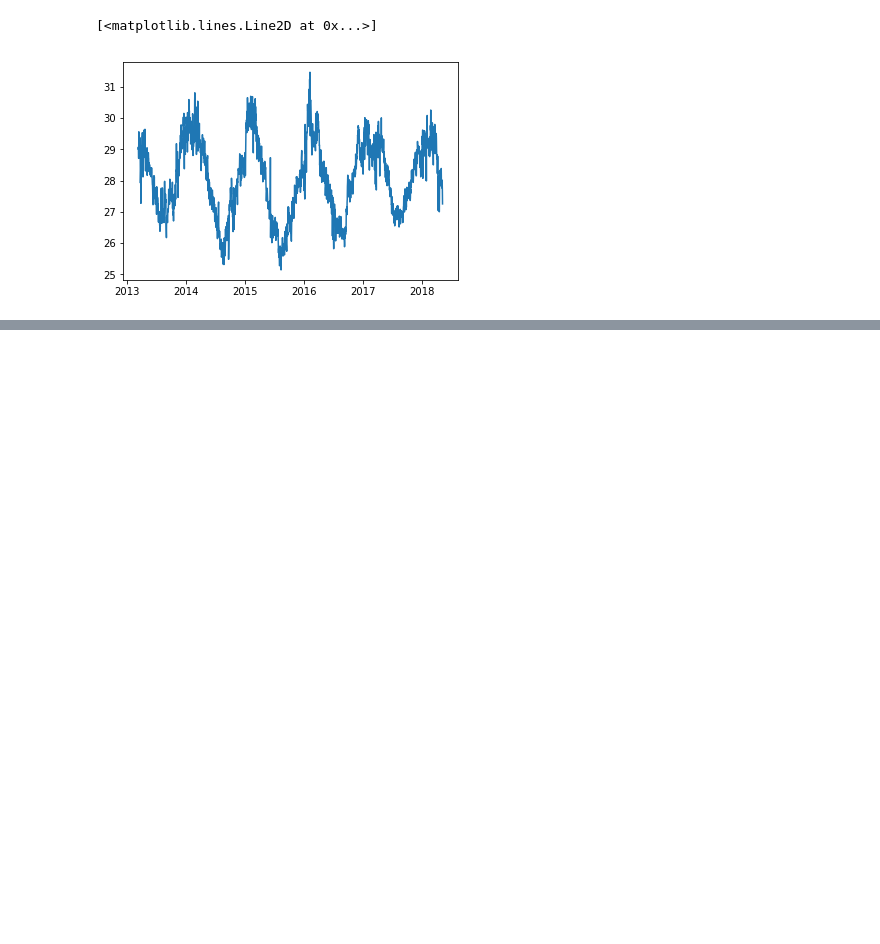
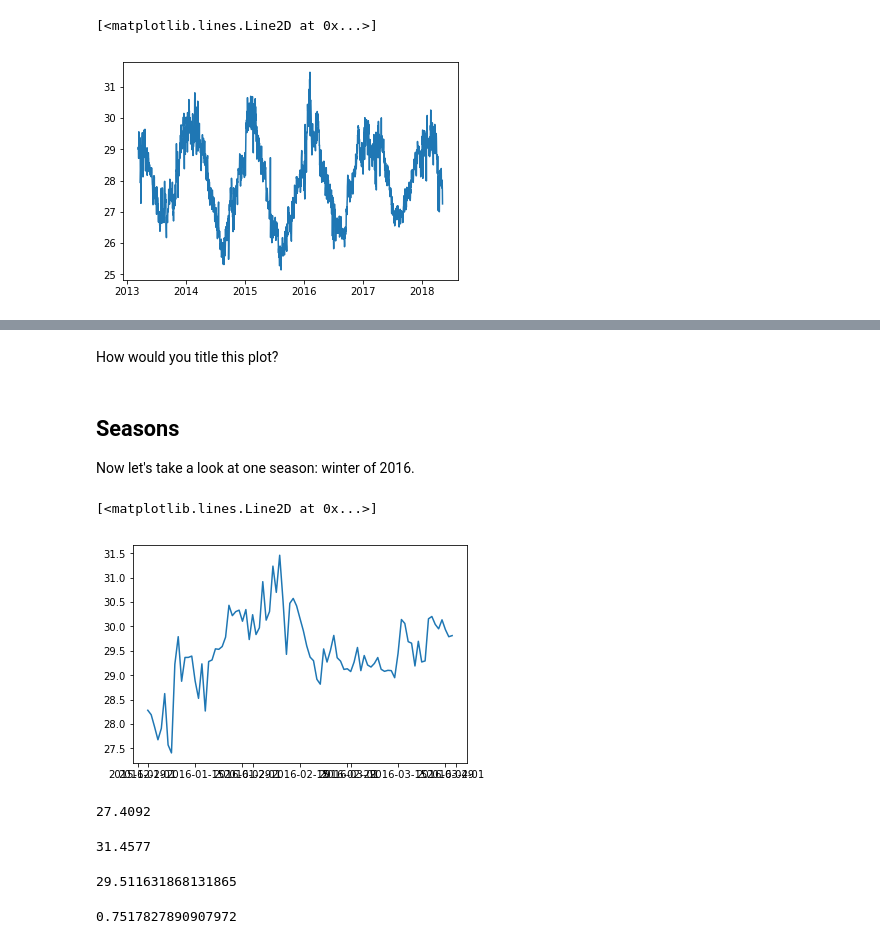
Before and after one commit to GabrielleRab/PyCon_2019, a Jupyter notebook: datasets/coral_bleaching/coral_bleaching.ipynb, the cells around one changed output, grey strips where cells are left out. Cells and saved outputs as stored; diff of their text form; code cells hidden in the pictures; blank space fills up the shorter version.

```diff
--- a/datasets/coral_bleaching/coral_bleaching.ipynb
+++ b/datasets/coral_bleaching/coral_bleaching.ipynb
@@ -83,0 +65,27 @@ TypeError: Cannot compare tz-naive and tz-aware datetime-like objects.
+# %% [markdown]
+How would you title this plot?
+# %% [markdown]
+## Seasons
+Now let's take a look at one season: winter of 2016.
+# %%
+winter_2016 = fiji['Sea_Surface_Temperature']['Jan 2016': 'Mar 2016']
+plt.plot(winter_2016)
+# %% [output]
+[<matplotlib.lines.Line2D at 0x...>]
+[figure, added]
+# %%
+winter_2016.min()
+# %% [output]
+27.4092
+# %%
+winter_2016.max()
+# %% [output]
+31.4577
+# %%
+winter_2016.mean()
+# %% [output]
+29.511631868131865
+# %%
+winter_2016.std()
+# %% [output]
+0.7517827890907972
```
Also changed, not shown: parts of 14 cells of this notebook.
